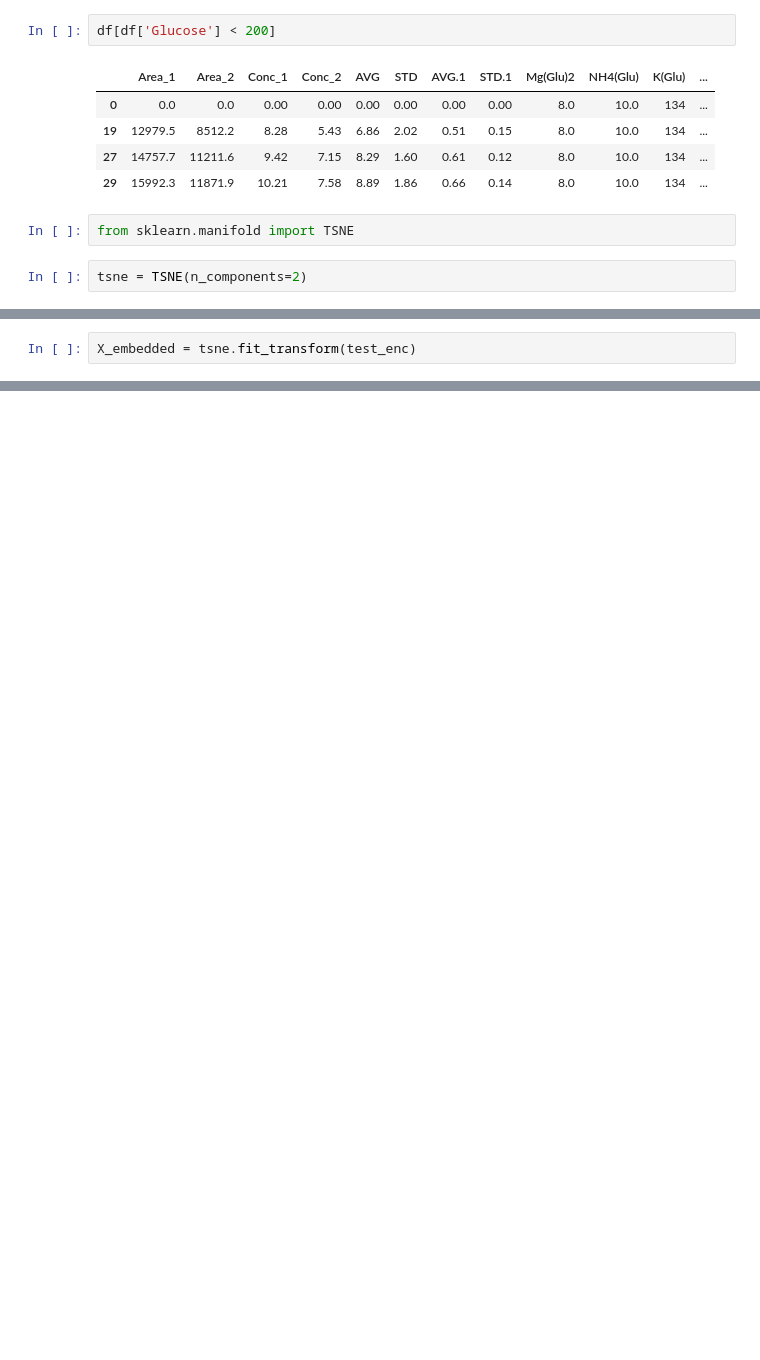
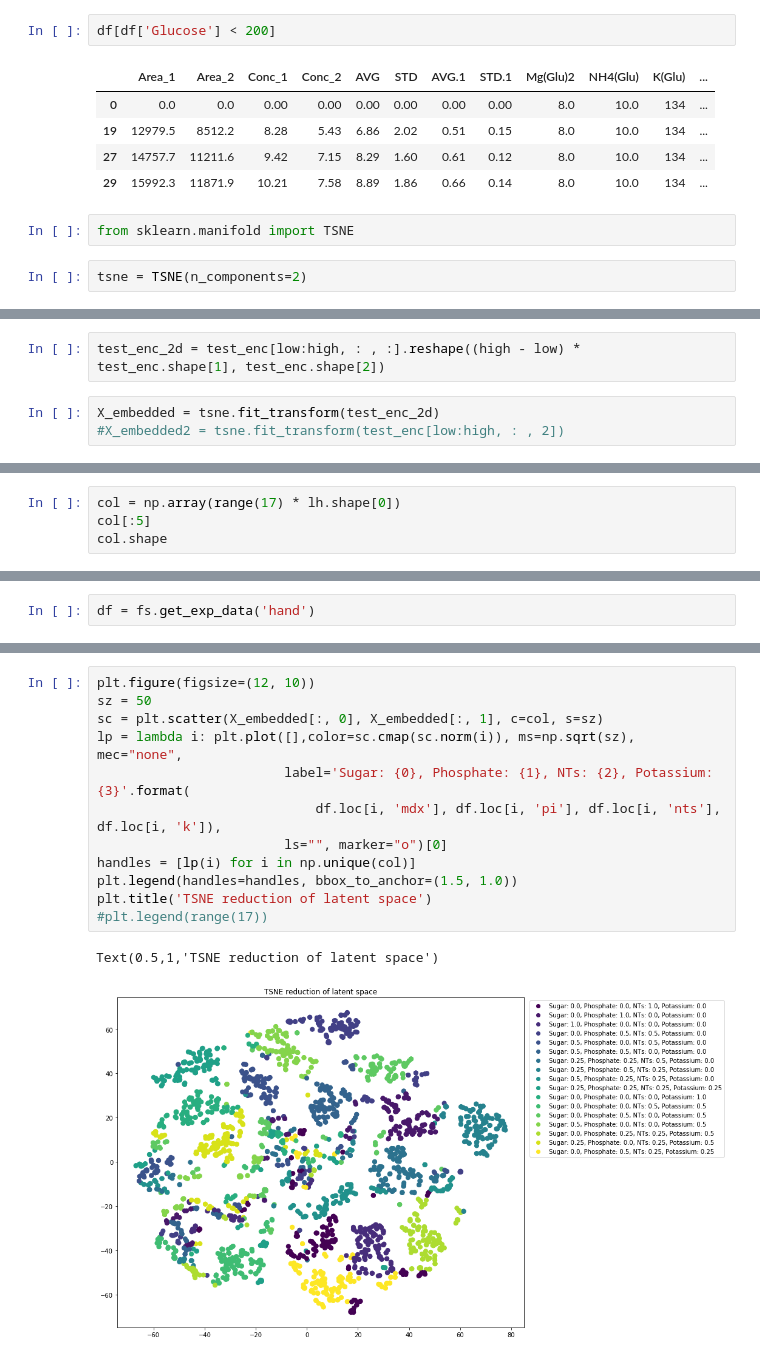
Before and after one commit to nlarusstone/cf_fba, a Jupyter notebook: notebooks/ExamineFluxes.ipynb, the cells around one changed output, grey strips where cells are left out. Saved outputs shown, nothing was run; the diff lists cells and outputs as text; blank space fills up the shorter version.

```diff
--- a/notebooks/ExamineFluxes.ipynb
+++ b/notebooks/ExamineFluxes.ipynb
@@ -275,2 +392,5 @@ tsne = TSNE(n_components=2)
+# %%
+test_enc_2d = test_enc[low:high, : , :].reshape((high - low) * test_enc.shape[1], test_enc.shape[2])
 # %%
-X_embedded = tsne.fit_transform(test_enc)
+X_embedded = tsne.fit_transform(test_enc_2d)
+#X_embedded2 = tsne.fit_transform(test_enc[low:high, : , 2])
@@ -276,0 +401,4 @@ X_embedded = tsne.fit_transform(test_enc)
+# %%
+col = np.array(range(17) * lh.shape[0])
+col[:5]
+col.shape
@@ -276,0 +407,2 @@ X_embedded = tsne.fit_transform(test_enc)
+# %%
+df = fs.get_exp_data('hand')
@@ -276,0 +417,15 @@ X_embedded = tsne.fit_transform(test_enc)
+# %%
+plt.figure(figsize=(12, 10))
+sz = 50
+sc = plt.scatter(X_embedded[:, 0], X_embedded[:, 1], c=col, s=sz)
+lp = lambda i: plt.plot([],color=sc.cmap(sc.norm(i)), ms=np.sqrt(sz), mec="none",
+                        label='Sugar: {0}, Phosphate: {1}, NTs: {2}, Potassium: {3}'.format(
+                            df.loc[i, 'mdx'], df.loc[i, 'pi'], df.loc[i, 'nts'], df.loc[i, 'k']),
+                        ls="", marker="o")[0]
+handles = [lp(i) for i in np.unique(col)]
+plt.legend(handles=handles, bbox_to_anchor=(1.5, 1.0))
+plt.title('TSNE reduction of latent space')
+#plt.legend(range(17))
+# %% [output]
+Text(0.5,1,'TSNE reduction of latent space')
+[figure, added]
```
Also changed, not shown: parts of 43 cells of this notebook, 17 other files.
